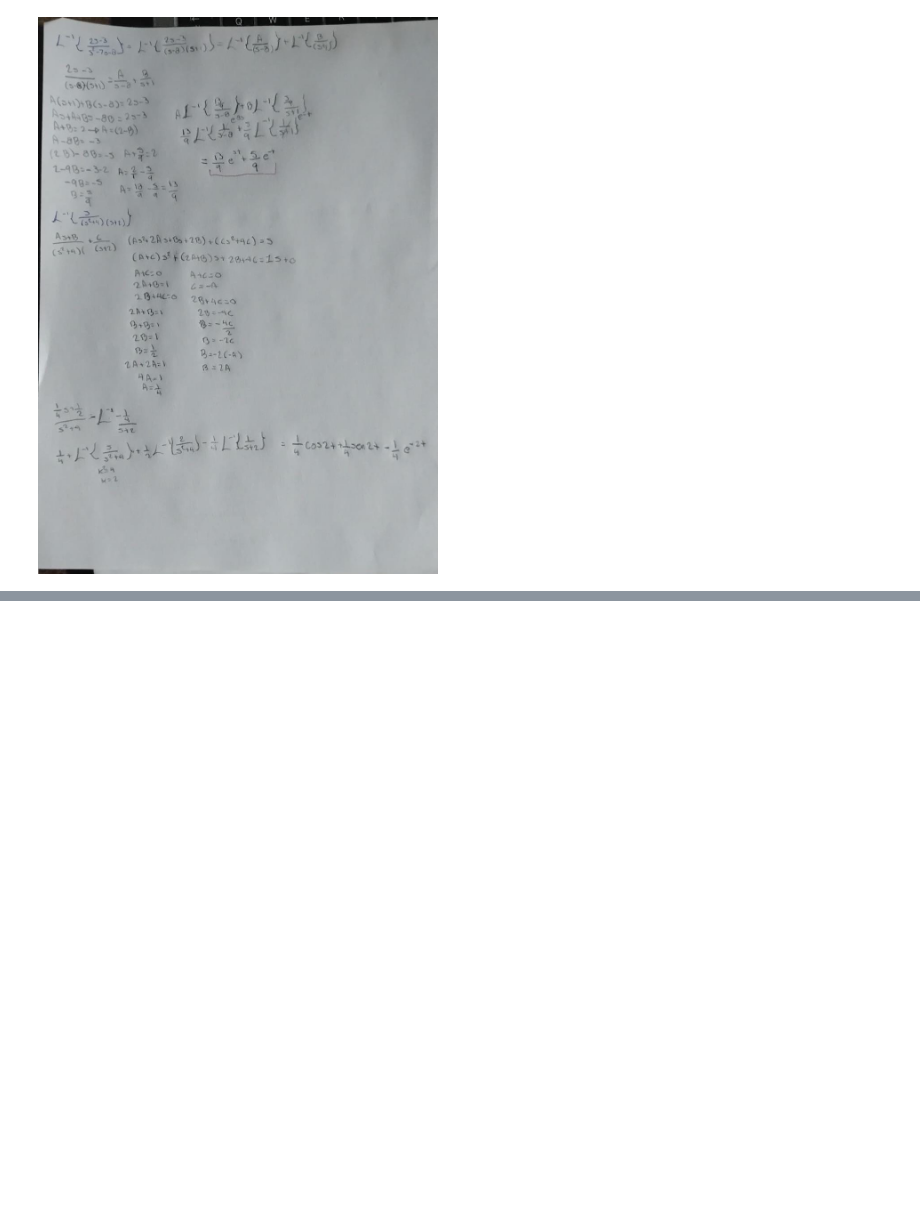
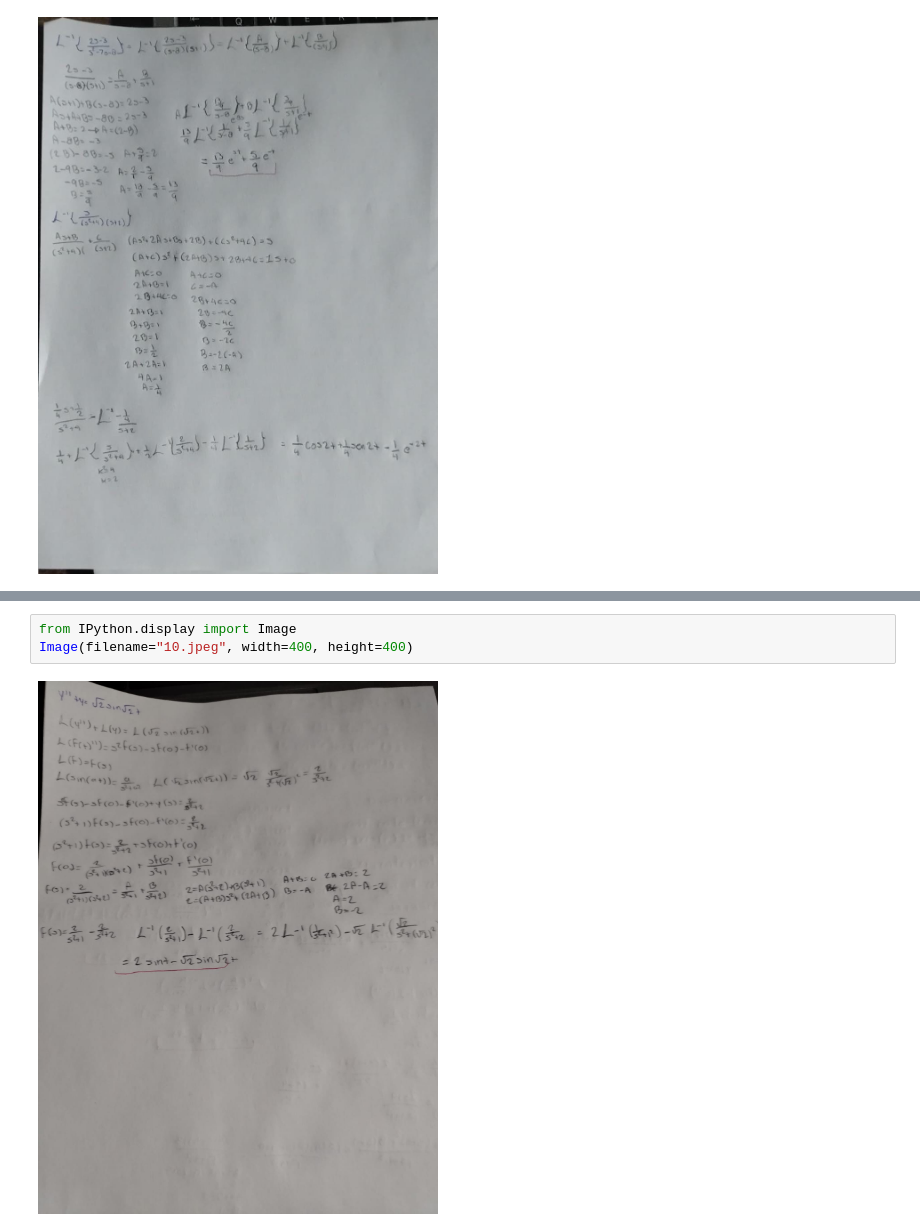
Before and after one commit to luis270-web/MAC, a Jupyter notebook: Plantilla-Problemario-Laplace.ipynb, the cells around one changed output, grey strips where cells are left out. Saved outputs shown, nothing was run; the diff lists cells and outputs as text; blank space fills up the shorter version.

```diff
--- a/Plantilla-Problemario-Laplace.ipynb
+++ b/Plantilla-Problemario-Laplace.ipynb
@@ -525,0 +724,5 @@ Image(filename="img7.jpeg", width=400, height=400)
+# %%
+from IPython.display import Image
+Image(filename="10.jpeg", width=400, height=400)
+# %% [output]
+[figure, added]
```
Also changed, not shown: parts of 9 cells of this notebook.
